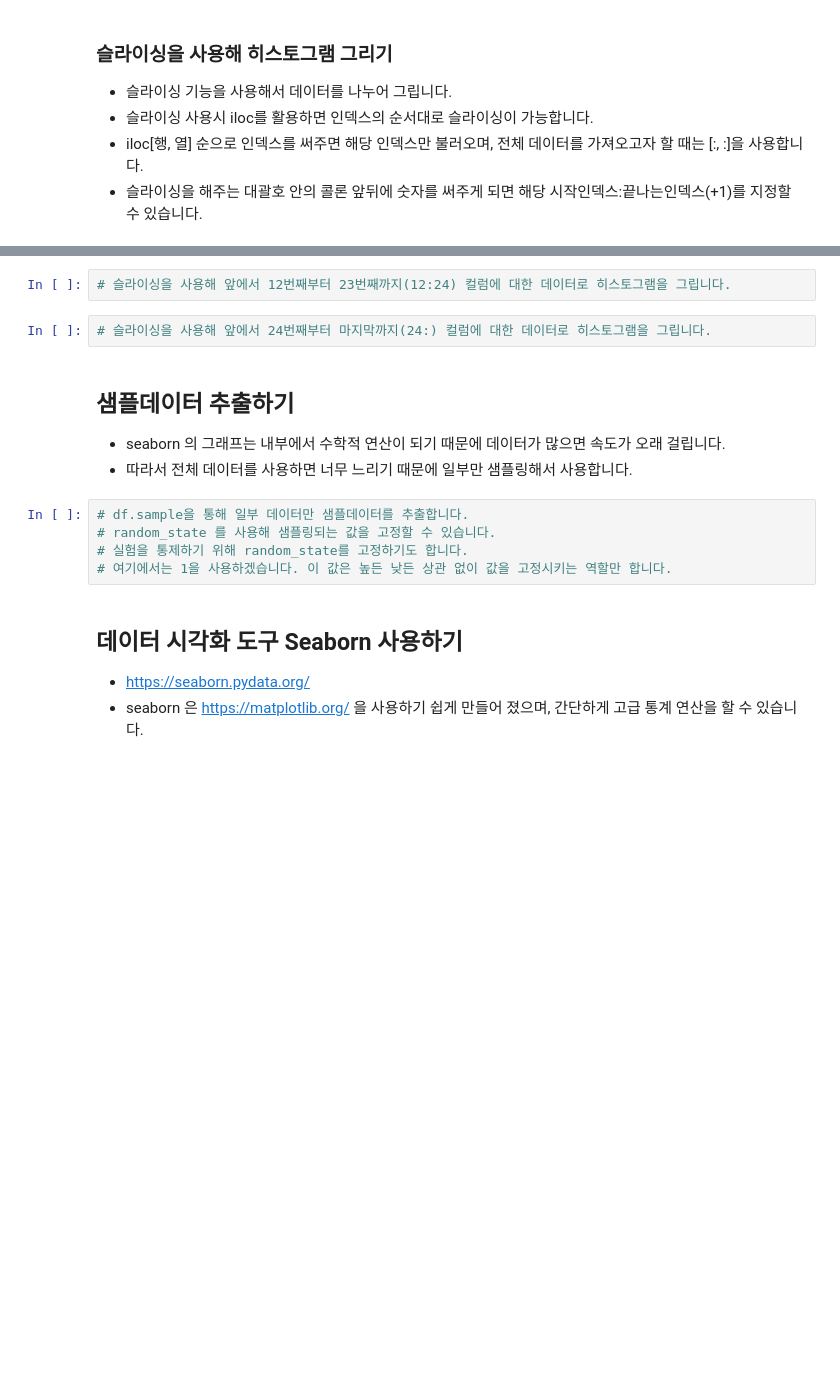
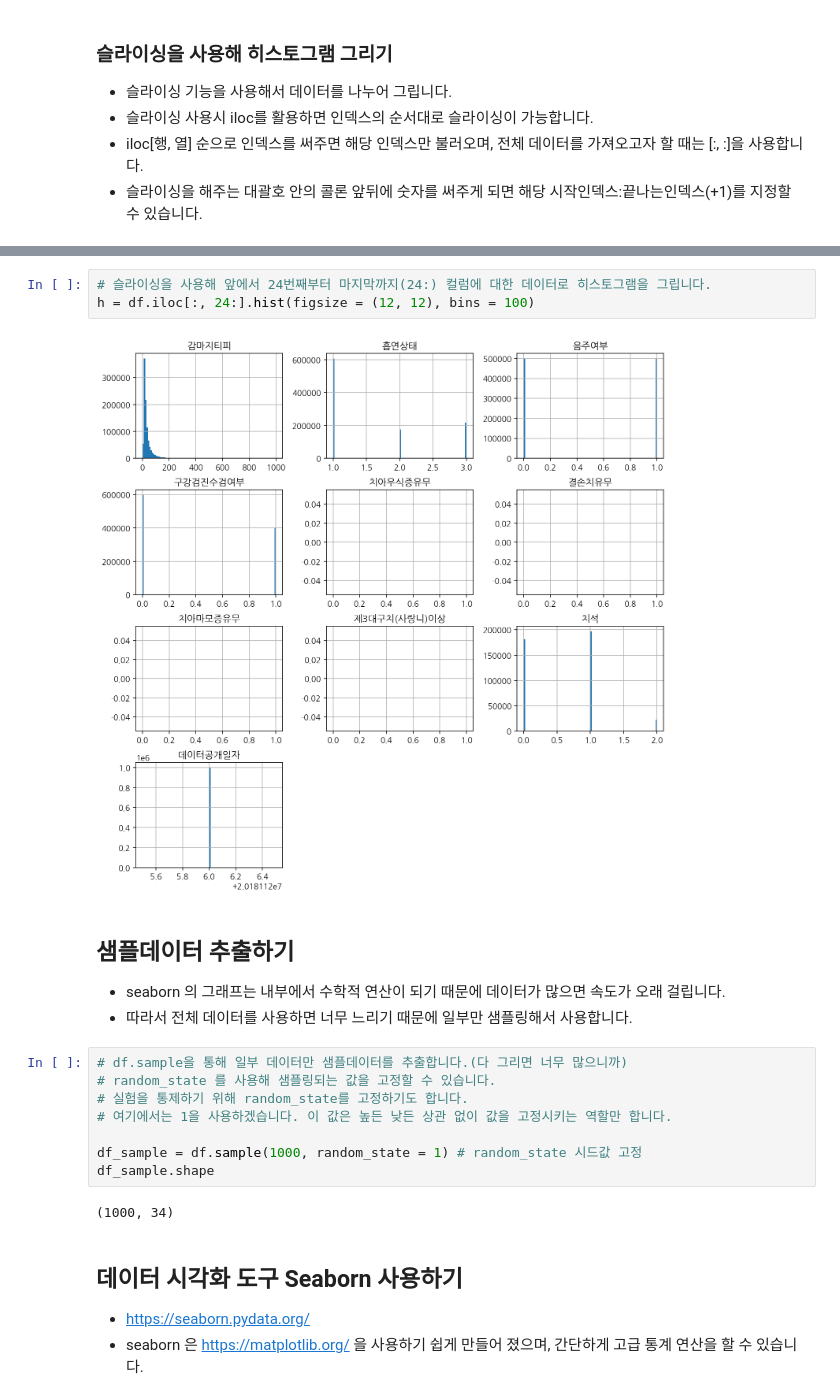
Before and after one commit to CamelGoong/DataScience_Practicing, a Jupyter notebook: [Boost]Analysis_2_Health_Analysis.ipynb, the cells around one changed output, grey strips where cells are left out. Drawn from its saved outputs; the diff is of its cells as text; blank space fills up the shorter version.

```diff
--- a/[Boost]Analysis_2_Health_Analysis.ipynb
+++ b/[Boost]Analysis_2_Health_Analysis.ipynb
@@ -378,17 +391,23 @@ pd.pivot_table(data = df, index = ["성별코드", "음주여부"], values = "
 # %%
-# 슬라이싱을 사용해 앞에서 12번째부터 23번째까지(12:24) 컬럼에 대한 데이터로 히스토그램을 그립니다.
+# 슬라이싱을 사용해 앞에서 24번째부터 마지막까지(24:) 컬럼에 대한 데이터로 히스토그램을 그립니다.
+h = df.iloc[:, 24:].hist(figsize = (12, 12), bins = 100)
+# %% [output]
+[figure, added]
-# %%
-# 슬라이싱을 사용해 앞에서 24번째부터 마지막까지(24:) 컬럼에 대한 데이터로 히스토그램을 그립니다.
 # %% [markdown]
 
 ## 샘플데이터 추출하기
 * seaborn 의 그래프는 내부에서 수학적 연산이 되기 때문에 데이터가 많으면 속도가 오래 걸립니다.
 * 따라서 전체 데이터를 사용하면 너무 느리기 때문에 일부만 샘플링해서 사용합니다.
 # %%
-# df.sample을 통해 일부 데이터만 샘플데이터를 추출합니다.
+# df.sample을 통해 일부 데이터만 샘플데이터를 추출합니다.(다 그리면 너무 많으니까)
 # random_state 를 사용해 샘플링되는 값을 고정할 수 있습니다.
 # 실험을 통제하기 위해 random_state를 고정하기도 합니다.
 # 여기에서는 1을 사용하겠습니다. 이 값은 높든 낮든 상관 없이 값을 고정시키는 역할만 합니다.
+
+df_sample = df.sample(1000, random_state = 1) # random_state 시드값 고정
+df_sample.shape
+# %% [output]
+(1000, 34)
 # %% [markdown]
 ## 데이터 시각화 도구 Seaborn 사용하기
 * https://seaborn.pydata.org/
```
Also changed, not shown: parts of 38 cells of this notebook.
